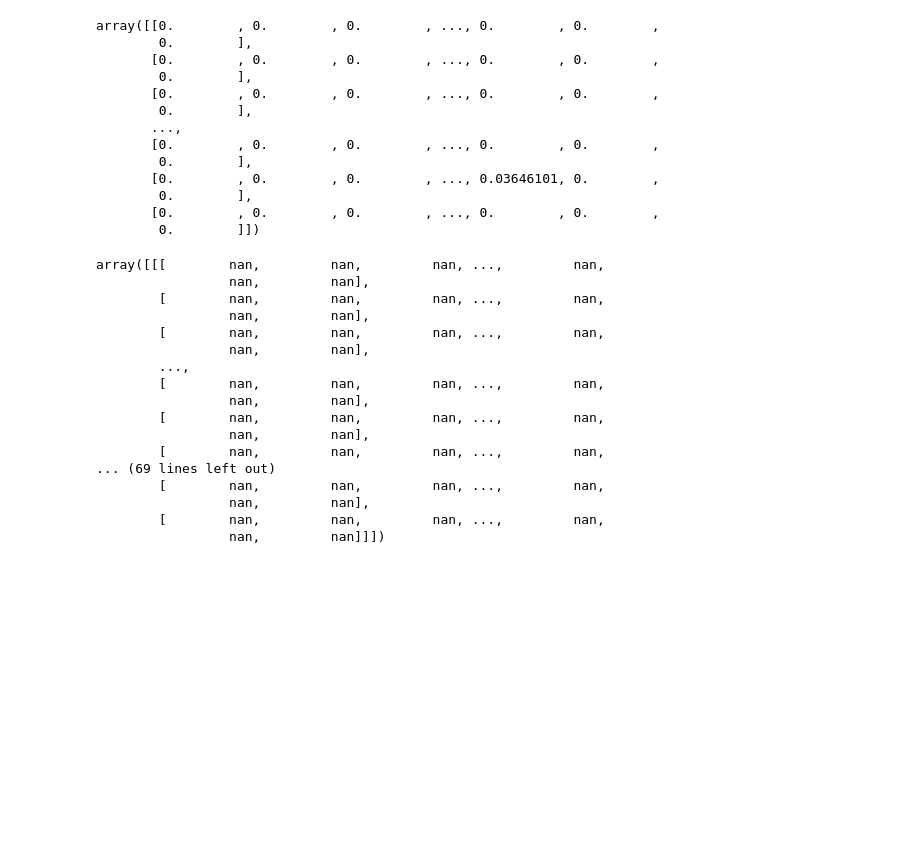
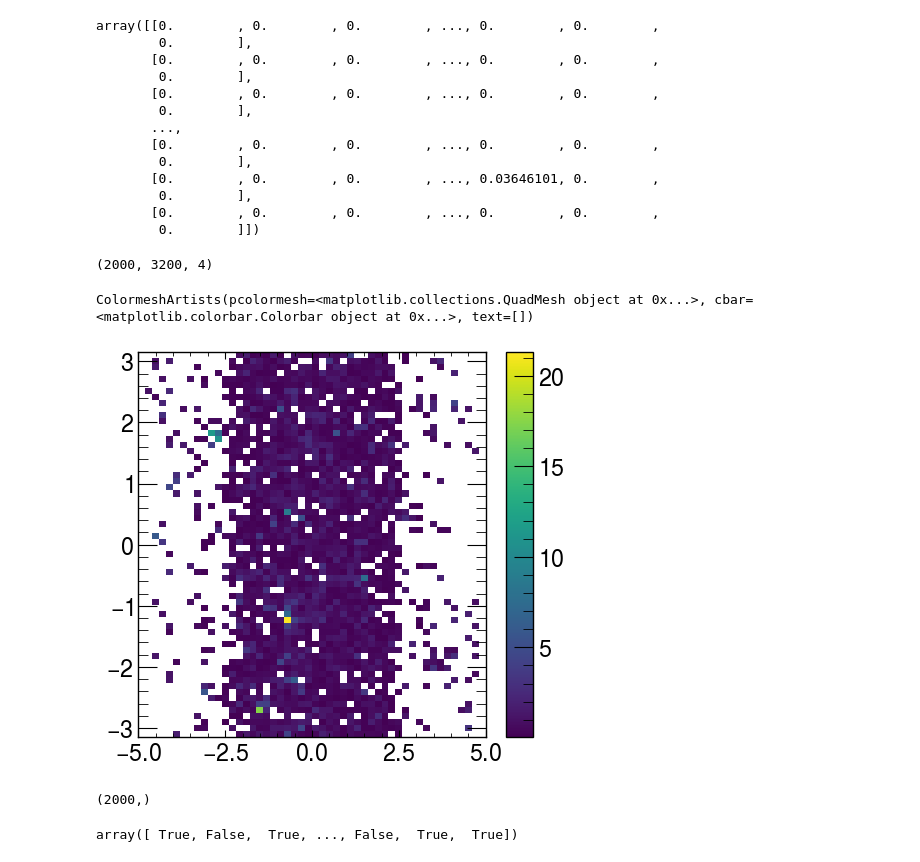
Before and after one commit to ablet-imin/ml-met-trigger, a Jupyter notebook: cell_image.ipynb, the cells around one changed output. Cells and saved outputs as stored; diff of their text form; code cells hidden in the pictures; blank space fills up the shorter version.

```diff
--- a/cell_image.ipynb
+++ b/cell_image.ipynb
@@ -141,22 +133,20 @@ stacks = np.stack([et, noise_ratio, phi, eta], axis=-1)
 # %%
 new_stack = stacks.reshape(-1, 50* 64, 4)
 # %%
-phi
+new_stack.shape
 # %% [output]
-array([[[        nan,         nan,         nan, ...,         nan,
-                 nan,         nan],
-        [        nan,         nan,         nan, ...,         nan,
-                 nan,         nan],
-        [        nan,         nan,         nan, ...,         nan,
-                 nan,         nan],
-        ...,
-        [        nan,         nan,         nan, ...,         nan,
-                 nan,         nan],
-        [        nan,         nan,         nan, ...,         nan,
-                 nan,         nan],
-        [        nan,         nan,         nan, ...,         nan,
-... (69 lines left out)
-        [        nan,         nan,         nan, ...,         nan,
-                 nan,         nan],
-        [        nan,         nan,         nan, ...,         nan,
-                 nan,         nan]]])
+(2000, 3200, 4)
+# %%
+fig, axs = plt.subplots(1,1, figsize=(5,5))
+hep.hist2dplot(get_img(data=et[truncate_index][5]),  y_bin, x_bin, ax=axs)
+# %% [output]
+ColormeshArtists(pcolormesh=<matplotlib.collections.QuadMesh object at 0x...>, cbar=<matplotlib.colorbar.Colorbar object at 0x...>, text=[])
+[figure, added]
+# %%
+labels.shape
+# %% [output]
+(2000,)
+# %%
+(labels>30)*(labels<150)
+# %% [output]
+array([ True, False,  True, ..., False,  True,  True])
```
Also changed, not shown: parts of 4 cells of this notebook, 16 other files.
